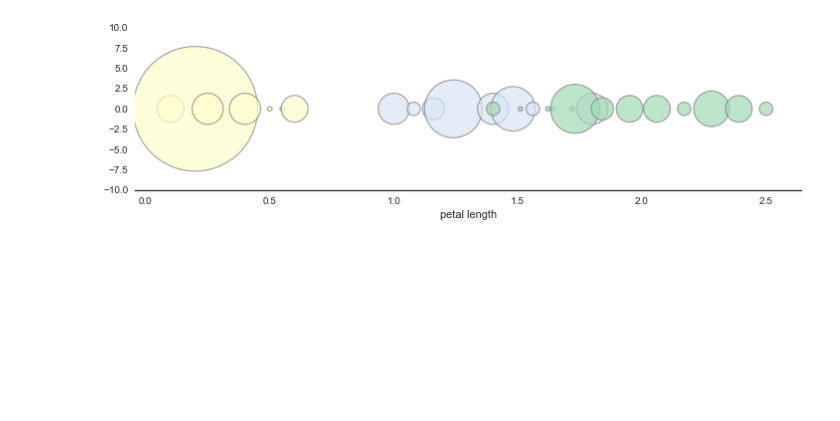
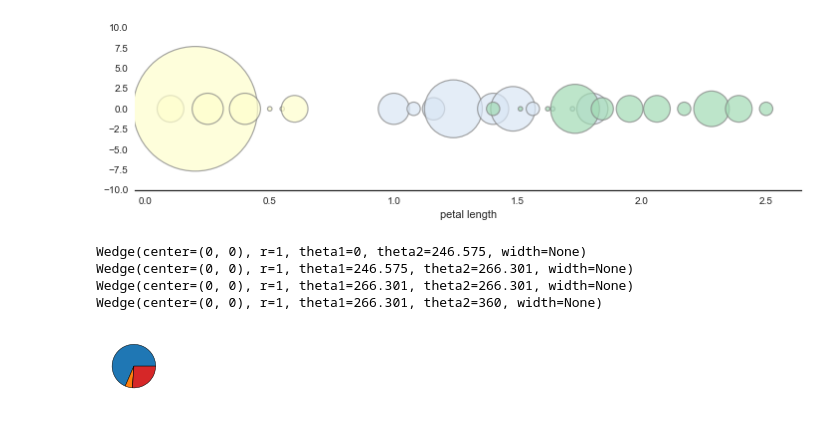
Before and after one commit to darrenzeng2012/animl, a Jupyter notebook: play.ipynb, the cells around one changed output. Cells and saved outputs as stored; diff of their text form; code cells hidden in the pictures; blank space fills up the shorter version.

Commit message:
use matplotlib to do piecharts.

```diff
--- a/play.ipynb
+++ b/play.ipynb
@@ -411,3 +411,27 @@ plt.show()
  2.3 1.5 2.3 2.  2.  1.8 2.1 1.8 1.8 1.8 2.1 1.6 1.9 2.  2.2 1.5 1.4 2.3
  2.4 1.8 1.8 2.1 2.4 2.3 1.9 2.3 2.5 2.3 1.9 2.  2.3 1.8]
 [figure]
+# %%
+import matplotlib.patches as patches
+from matplotlib.patches import FancyBboxPatch
+from matplotlib.transforms import Bbox
+from matplotlib.figure import figaspect
+
+size = 1
+fig, ax = plt.subplots(1, 1, figsize=(size,size), subplot_kw=dict(aspect="equal"))
+
+ratios = [50, 4, 0, 19]
+#ax.axis('equal')  # Equal aspect ratio ensures that pie is drawn as a circle.
+patches, _ = ax.pie(ratios, radius=1, shadow=False)
+for patch in patches:
+    print(patch)
+    patch.set_linewidth(.5)
+    patch.set_edgecolor('black')
+
+plt.show()
+# %% [output]
+Wedge(center=(0, 0), r=1, theta1=0, theta2=246.575, width=None)
+Wedge(center=(0, 0), r=1, theta1=246.575, theta2=266.301, width=None)
+Wedge(center=(0, 0), r=1, theta1=266.301, theta2=266.301, width=None)
+Wedge(center=(0, 0), r=1, theta1=266.301, theta2=360, width=None)
+[figure, added]
```
Also changed, not shown: 3 other files.
